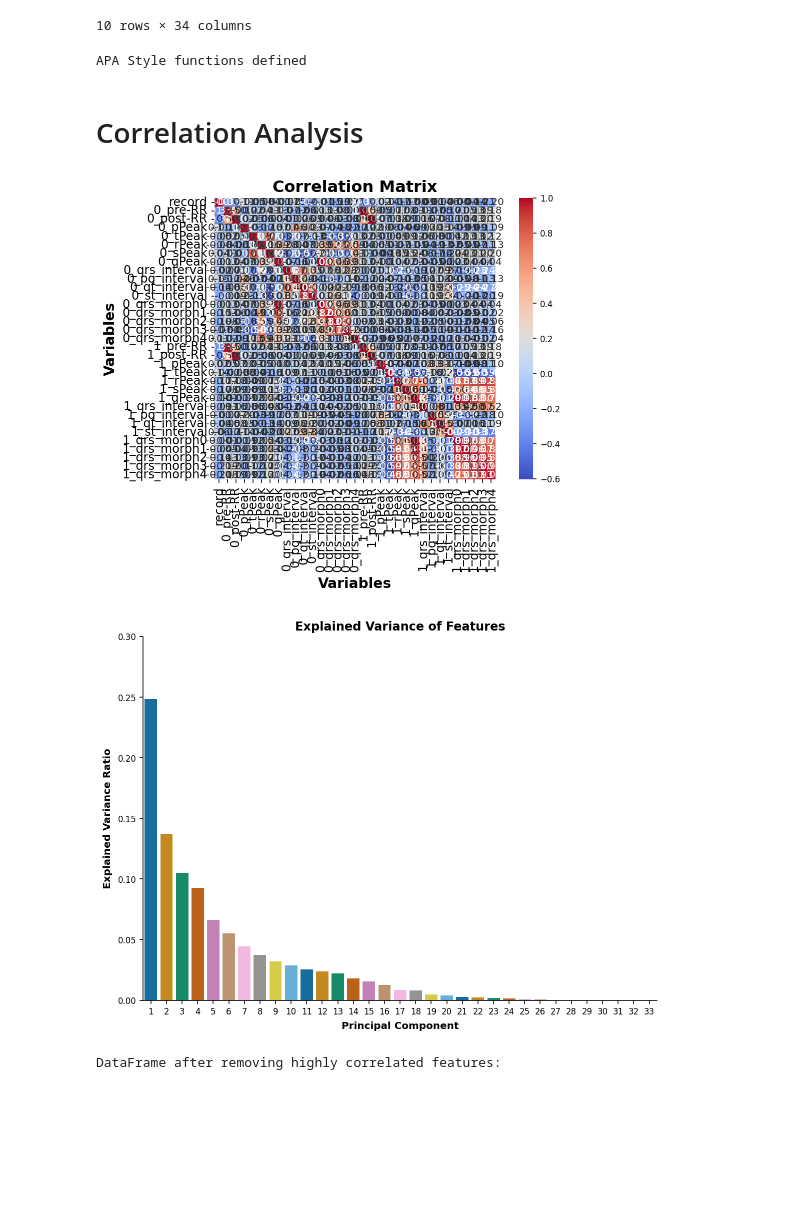
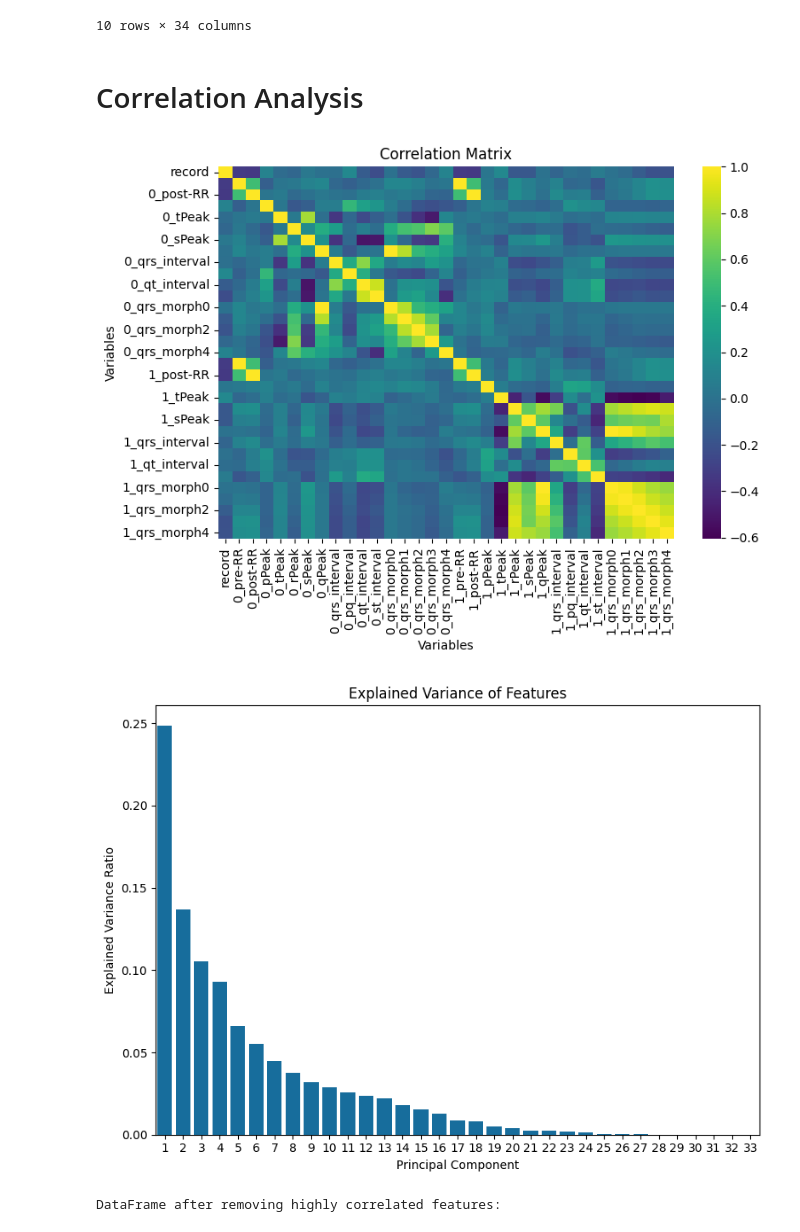
Before and after one commit to DataScientest-Studio/jan24_bds_int_atrial_fibrillation, a Jupyter notebook: notebooks/2B_Modeling_MIT_BIH_Dataset.ipynb, the cells around one changed output. Drawn from its saved outputs; the diff is of its cells as text; code cells hidden in the pictures; blank space fills up the shorter version.

Commit message:
adding some models and figures

```diff
--- a/notebooks/2B_Modeling_MIT_BIH_Dataset.ipynb
+++ b/notebooks/2B_Modeling_MIT_BIH_Dataset.ipynb
@@ -63,0 +65,7 @@ Libraries imported successfully
+# %%
+# set the style for the notebook, in this case colorblind, alternative would be grayscale
+uf.set_custom_palette("colorblind")
+# Define the path for saving the figures
+figures_folder = '../reports/figures'
+# Define the path for saving the models
+models_folder = '../models'
@@ -64,6 +75,6 @@ Libraries imported successfully
 # %%
-# Reading MIT-BIH Arrhythmia Dataset as an example
-df = pd.read_csv('/kaggle/input/ecg-arrhythmia-classification-dataset/MIT-BIH Arrhythmia Database.csv')
+# Reading MIT-BIH Arrhythmia Dataset
+df = pd.read_csv('MIT-BIH Arrhythmia Database.csv')
 print(df.shape)
 df.head(10)
 # %% [output]
@@ -80,39 +91,33 @@ df.head(10)
 | 8 | 101 | N | 313 | 310.0 | -0.061510 | -0.257011 | 1.107787 | -0.385508 | -0.065044 | 25 | ... |
 | 9 | 101 | N | 310 | 329.0 | -0.063513 | -0.319736 | 1.087343 | -0.425738 | -0.074461 | 22 | ... |
 10 rows × 34 columns
-# %%
-# Set APA style parameters
-plt.style.use('/kaggle/input/apa-mplstyle/apa.mplstyle') # selecting the style sheet
-rc('mathtext', **{'default': 'regular'})
-%matplotlib inline
-%config InlineBackend.figure_format = 'retina'
-
-print('APA Style functions defined')
-# %% [output]
-APA Style functions defined
 # %% [markdown]
 # Correlation Analysis
+# %%
+X = df.drop('type', axis=1)
 # %%
-# Compute the correlation matrix
-correlation_matrix = df.corr()
+# Compute the correlation matrix for numeric columns only
+correlation_matrix = X.corr()
 
 # Create heatmap with annotations
 plt.figure(figsize=(8, 6))
-sns.heatmap(correlation_matrix, annot=True, fmt=".2f", cmap='coolwarm', cbar=True,
-            square=True, linewidths=0.5, linecolor='gray', annot_kws={'size': 10})
+sns.heatmap(correlation_matrix, annot=False, fmt=".2f", cmap='viridis')
 
 # Customize plot
-plt.title('Correlation Matrix', fontsize=16)
-plt.xticks(fontsize=12)
-plt.yticks(fontsize=12)
-plt.xlabel('Variables', fontsize=14)
-plt.ylabel('Variables', fontsize=14)
+plt.title('Correlation Matrix')
+plt.xlabel('Variables')
+plt.ylabel('Variables')
+
+# Save the plot with appropriate prefix in the proper folder
+filename = 'mit_correlation_matrix.png'
+filepath = os.path.join(figures_folder, filename)
+plt.savefig(filepath)
 
 # Show plot
 plt.tight_layout()
 plt.show()
 # %% [output]
-[figure, old version]
+[figure, new version]
 # %%
 # Drop non-numeric columns
 df_numeric = df.select_dtypes(include=[np.number])
@@ -130,13 +135,22 @@ explained_variance_ratio = pca.explained_variance_ratio_
 
 # Plot explained variance
 plt.figure(figsize=(8, 6))
-sns.barplot(x=np.arange(1, len(explained_variance_ratio) + 1), y=explained_variance_ratio, palette=colors)
+sns.barplot(x=np.arange(1, len(explained_variance_ratio) + 1), y=explained_variance_ratio)
+
+# Customize plot
 plt.xlabel('Principal Component')
 plt.ylabel('Explained Variance Ratio')
 plt.title('Explained Variance of Features')
-plt.tight_layout()  # Improve spacing
+
+# Save the plot with appropriate prefix in the proper folder
+filename = 'mit_explained_variance_ratio.png'
+filepath = os.path.join(figures_folder, filename)
+plt.savefig(filepath)
+
+# Show plot
+plt.tight_layout()
 plt.show()
 # %% [output]
-[figure, old version]
+[figure, new version]
 # %%
 # Compute the correlation matrix
```
Also changed, not shown: parts of 12 cells of this notebook, 5 other files.
